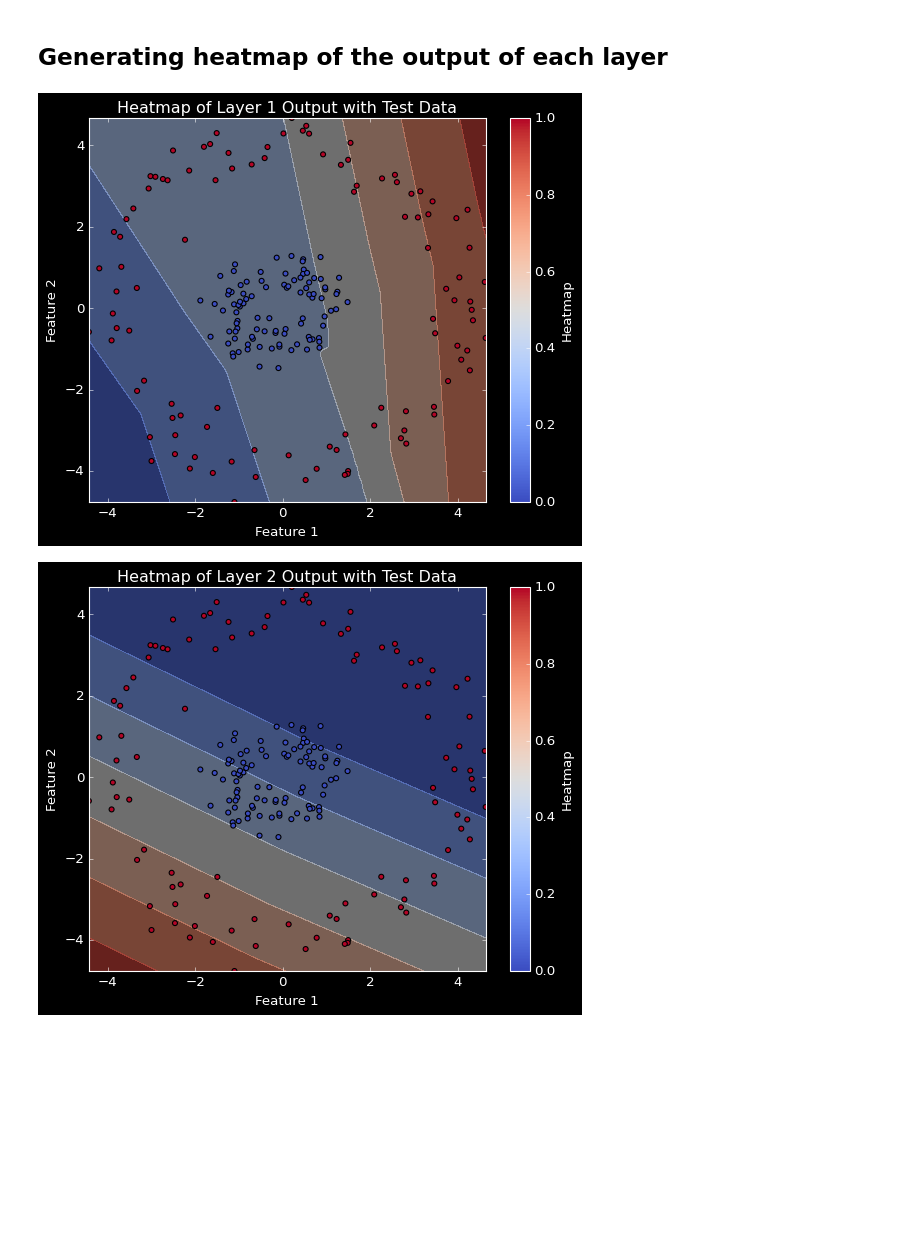
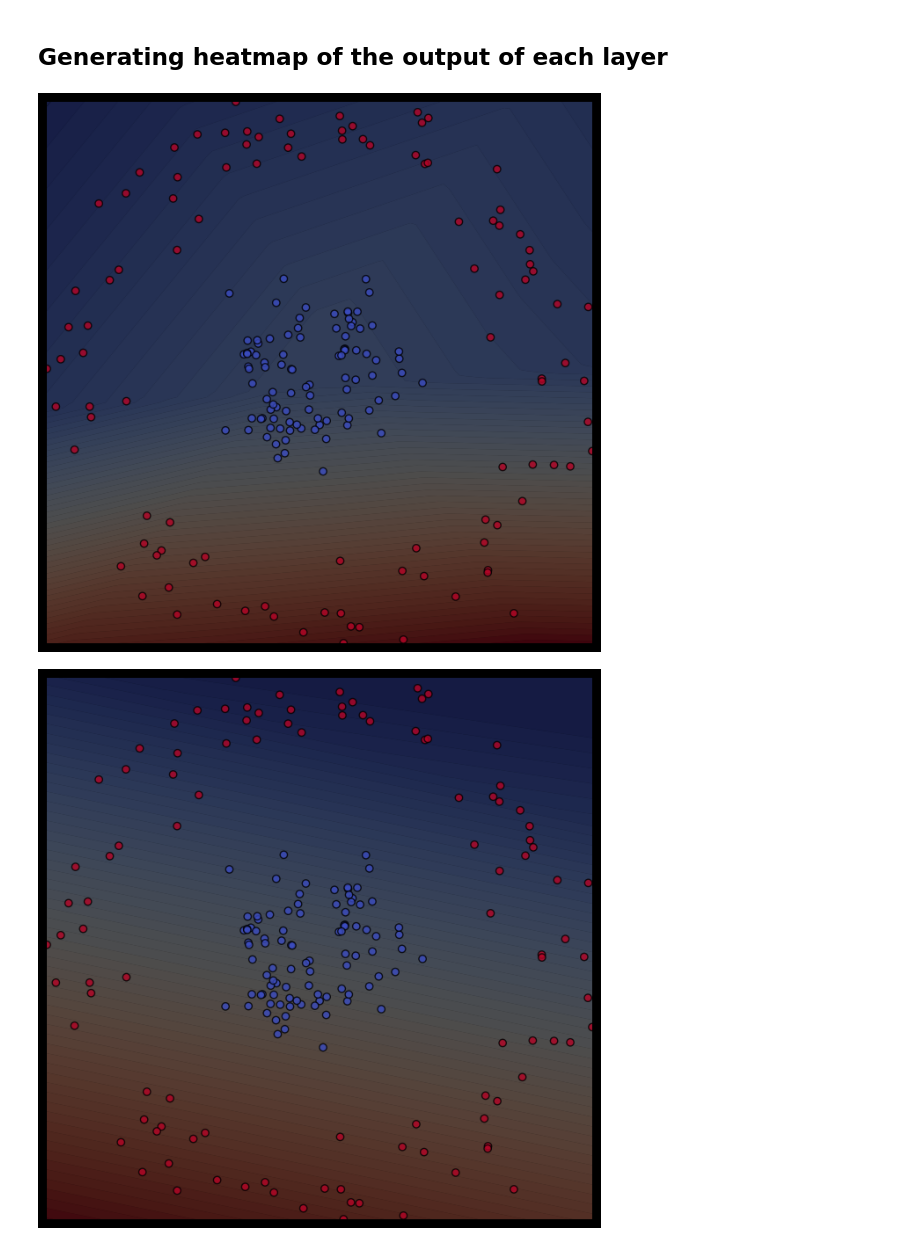
Before and after one commit to hesamsheikh/QiuByte, a Jupyter notebook: neural-nets-black-box/training_sample_nn.ipynb, the cells around one changed output. Drawn from its saved outputs; the diff is of its cells as text; code cells hidden in the pictures; blank space fills up the shorter version.

```diff
--- a/neural-nets-black-box/training_sample_nn.ipynb
+++ b/neural-nets-black-box/training_sample_nn.ipynb
@@ -4,6 +37,16 @@ import torch.nn as nn
 import torch.optim as optim
 import numpy as np
 import matplotlib.pyplot as plt
+# %%
+plt.style.use(['dark_background'])
+plt.rcParams['axes.spines.top'] = False
+plt.rcParams['axes.spines.right'] = False
+plt.rcParams['axes.spines.bottom'] = False
+plt.rcParams['axes.spines.left'] = False
+plt.rcParams['xtick.bottom'] = False
+plt.rcParams['xtick.labelbottom'] = False
+plt.rcParams['ytick.left'] = False
+plt.rcParams['ytick.labelleft'] = False
 # %% [markdown]
 ## Generating our dataset
 # %%
@@ -181,4 +224,7 @@ plt.style.use(['dark_background'])
 # %%
+from sklearn.decomposition import PCA
+
+
 def get_hidden_layer_output(model, layer_idx, input_data):
     """Function to get the output of a specific hidden layer in the model."""
     # Get all the layers in the model
@@ -205,46 +251,40 @@ mesh_points_tensor = torch.tensor(mesh_points, dtype=torch.float32)
 # Iterate through each hidden layer
 for i in range(2):
     # Create a new plot for each layer
-    plt.figure(figsize=(8, 6))
+    plt.figure(figsize=(8, 8))
 
     # Compute the output of the current hidden layer using the test data
     with torch.no_grad():
         model.eval()
         output = get_hidden_layer_output(model, i+1, X_test_tensor)
 
     # Apply ReLU activation function to the output
     output_relu = torch.relu(output)
 
     # Reduce the dimensionality of the output to 1 dimension
     pca = PCA(n_components=1)
     output_reduced = pca.fit_transform(output_relu.numpy())
 
     # Compute the output of the current hidden layer for mesh grid points
     with torch.no_grad():
         model.eval()
         hidden_output_mesh = get_hidden_layer_output(model, i+1, mesh_points_tensor)
 
     # Apply ReLU activation function to the output
     hidden_output_mesh_relu = torch.relu(hidden_output_mesh)
 
     # Reduce the dimensionality of the output to 1 dimension
     hidden_output_reduced = pca.transform(hidden_output_mesh_relu.numpy())
 
     # Reshape output to the shape of mesh grid
     output_grid = hidden_output_reduced.reshape(xx.shape)
 
     # Plot heatmap of the output of the current hidden layer
-    plt.contourf(xx, yy, output_grid, cmap='coolwarm', alpha=0.5)
+    plt.contourf(xx, yy, output_grid, cmap='coolwarm', alpha=0.35,levels=60, antialiased=True)
 
     # Plot dataset points
-    plt.scatter(X_test[:, 0], X_test[:, 1], c=y_test, cmap=plt.cm.coolwarm, edgecolors='k')
-
-    # Add colorbar and labels
-    plt.colorbar(label='Heatmap')
-    plt.title(f'Heatmap of Layer {i+1} Output with Test Data')
-    plt.xlabel('Feature 1')
-    plt.ylabel('Feature 2')
+    plt.scatter(X_test[:, 0], X_test[:, 1], facecolors='none', edgecolors='black', c=y_test, cmap=plt.cm.coolwarm, alpha=0.8)
     plt.show()
 # %% [output]
-[figure, old version]
+[figure, new version]
-[figure, old version]
+[figure, new version]
```
Also changed, not shown: parts of 9 cells of this notebook, 1 other file.
